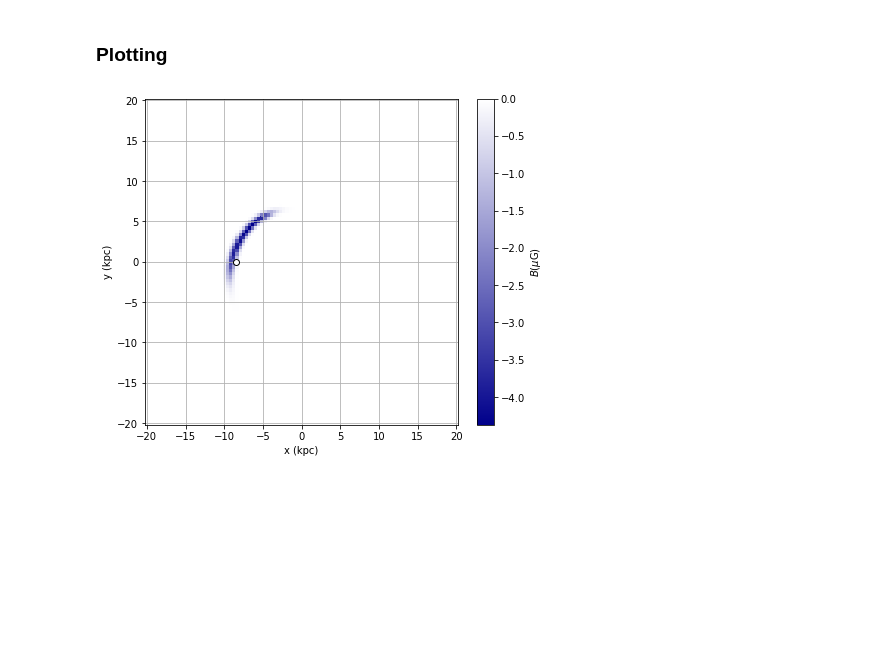
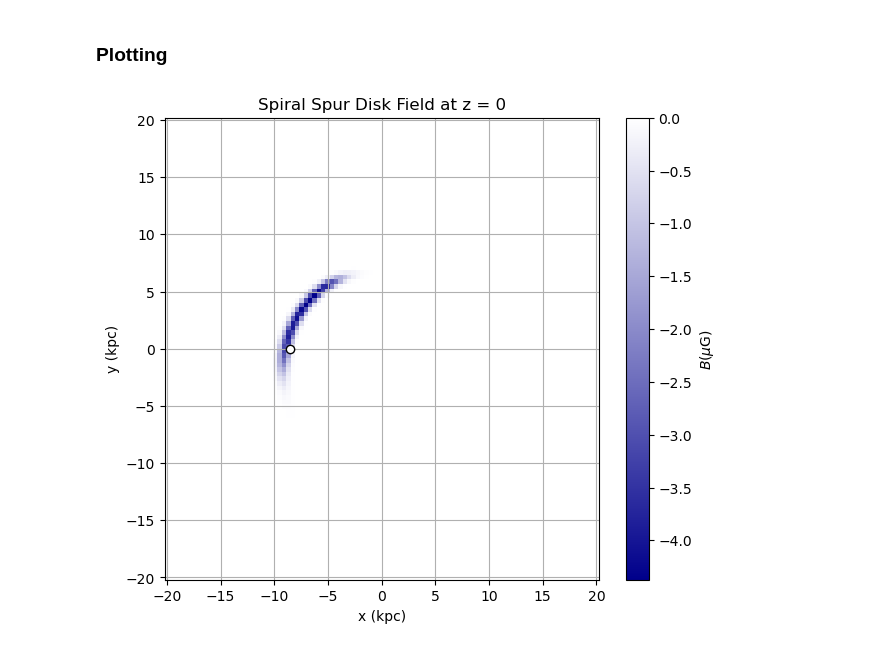
Before and after one commit to me-manu/gammaALPs, a Jupyter notebook: notebooks/test_gmf-unger-farrar_DISK.ipynb, the cells around one changed output. Drawn from its saved outputs; the diff is of its cells as text; code cells hidden in the pictures; blank space fills up the shorter version.

```diff
--- a/notebooks/test_gmf-unger-farrar_DISK.ipynb
+++ b/notebooks/test_gmf-unger-farrar_DISK.ipynb
@@ -310,30 +311,31 @@ def get_spur_field(x, y, z):
 # %%
 z = 0
 
 # grid of x and y values
 x = np.linspace(-20, 20, 100)
 y = np.linspace(-20, 20, 100)
 xx, yy = np.meshgrid(x, y, indexing='ij')
 
 B_strength = np.zeros_like(xx)
 
 for i in range(len(x)):
     for j in range(len(y)):
         B = get_spur_field(xx[i,j], yy[i,j], z)
         B_strength[i,j] = np.linalg.norm(B)*sign(B, xx[i,j], yy[i,j])
 
 
 cmap0 = LinearSegmentedColormap.from_list('', ['darkblue', 'white'])
 plt.figure(figsize=(7,6))
 p = plt.pcolormesh(xx, yy, B_strength, cmap=cmap0, shading='auto')
 plt.colorbar(p, label = '$B (\mu\mathrm{G})$')
 
 
 plt.xlabel('x (kpc)')
 plt.ylabel('y (kpc)')
+plt.title('Spiral Spur Disk Field at z = 0')
 plt.plot(-8.5, 0., marker='o', mec='k', mfc='w')
 plt.grid()
 
 plt.show()
 # %% [output]
-[figure, old version]
+[figure, new version]
```
Also changed, not shown: parts of 1 cell of this notebook, 1 other file.
